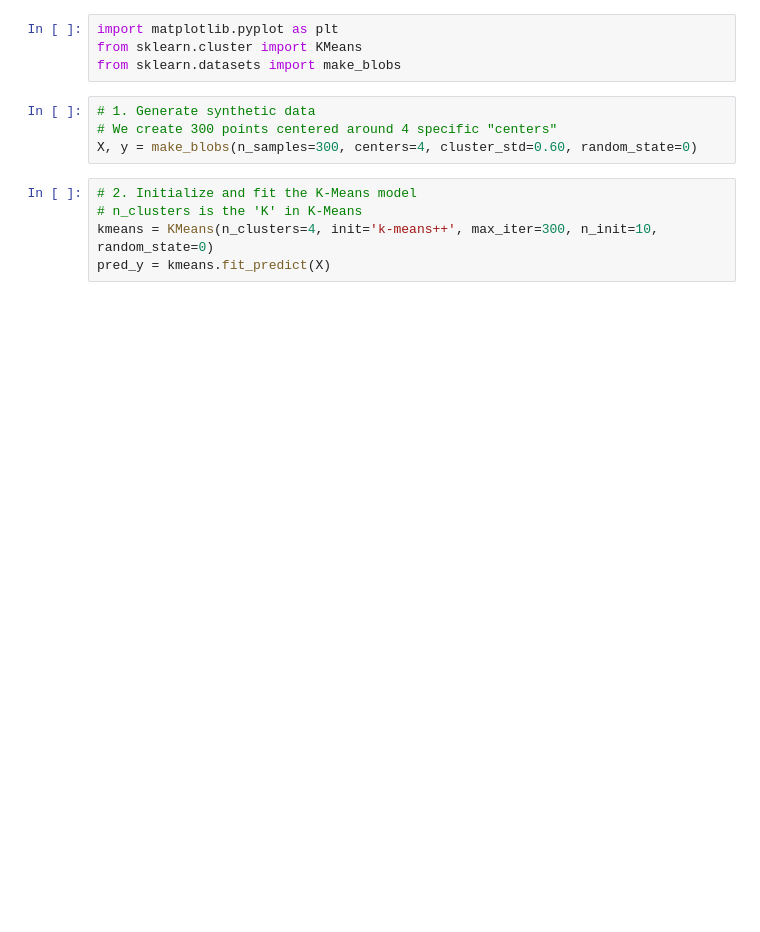
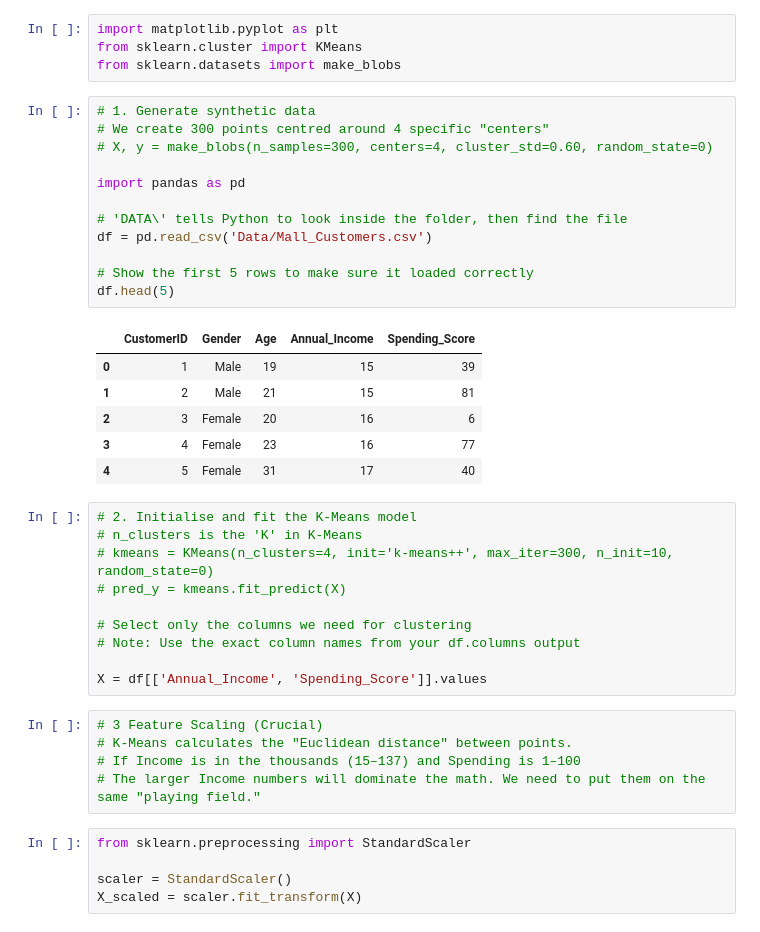
Before and after one commit to DimaDennys/ML_Sandbox, a Jupyter notebook: Unsupervise_K-Means.ipynb, the cells around one changed output. Cells and saved outputs as stored; diff of their text form; blank space fills up the shorter version.

```diff
--- a/Unsupervise_K-Means.ipynb
+++ b/Unsupervise_K-Means.ipynb
@@ -4,10 +4,40 @@ from sklearn.cluster import KMeans
 from sklearn.datasets import make_blobs
 # %%
 # 1. Generate synthetic data
-# We create 300 points centered around 4 specific "centers"
-X, y = make_blobs(n_samples=300, centers=4, cluster_std=0.60, random_state=0)
+# We create 300 points centred around 4 specific "centers"
+# X, y = make_blobs(n_samples=300, centers=4, cluster_std=0.60, random_state=0)
+
+import pandas as pd
+
+# 'DATA\' tells Python to look inside the folder, then find the file
+df = pd.read_csv('Data/Mall_Customers.csv')
+
+# Show the first 5 rows to make sure it loaded correctly
+df.head(5)
+# %% [output]
+|  | CustomerID | Gender | Age | Annual_Income | Spending_Score |
+| 0 | 1 | Male | 19 | 15 | 39 |
+| 1 | 2 | Male | 21 | 15 | 81 |
+| 2 | 3 | Female | 20 | 16 | 6 |
+| 3 | 4 | Female | 23 | 16 | 77 |
+| 4 | 5 | Female | 31 | 17 | 40 |
 # %%
-# 2. Initialize and fit the K-Means model
+# 2. Initialise and fit the K-Means model
 # n_clusters is the 'K' in K-Means
-kmeans = KMeans(n_clusters=4, init='k-means++', max_iter=300, n_init=10, random_state=0)
-pred_y = kmeans.fit_predict(X)
+# kmeans = KMeans(n_clusters=4, init='k-means++', max_iter=300, n_init=10, random_state=0)
+# pred_y = kmeans.fit_predict(X)
+
+# Select only the columns we need for clustering
+# Note: Use the exact column names from your df.columns output
+
+X = df[['Annual_Income', 'Spending_Score']].values
+# %%
+# 3 Feature Scaling (Crucial)
+# K-Means calculates the "Euclidean distance" between points.
+# If Income is in the thousands (15–137) and Spending is 1–100
+# The larger Income numbers will dominate the math. We need to put them on the same "playing field."
+# %%
+from sklearn.preprocessing import StandardScaler
+
+scaler = StandardScaler()
+X_scaled = scaler.fit_transform(X)
```
Also changed, not shown: parts of 6 cells of this notebook, 1 other file.
